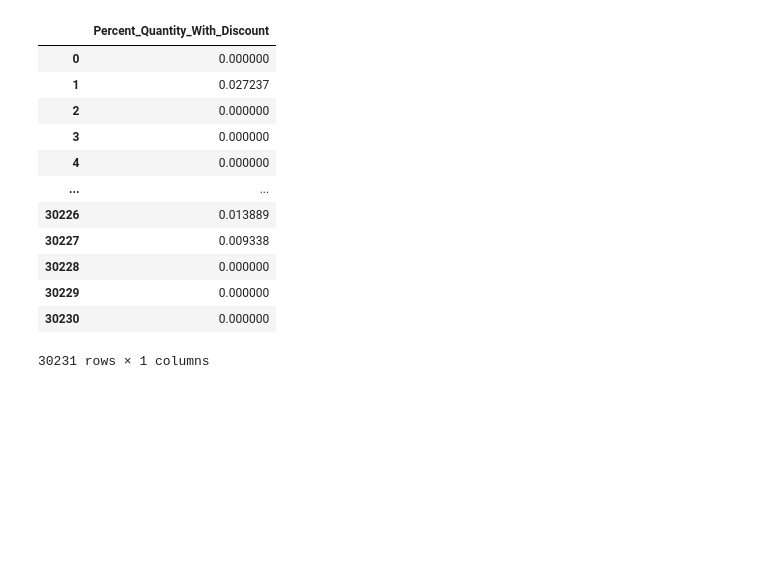
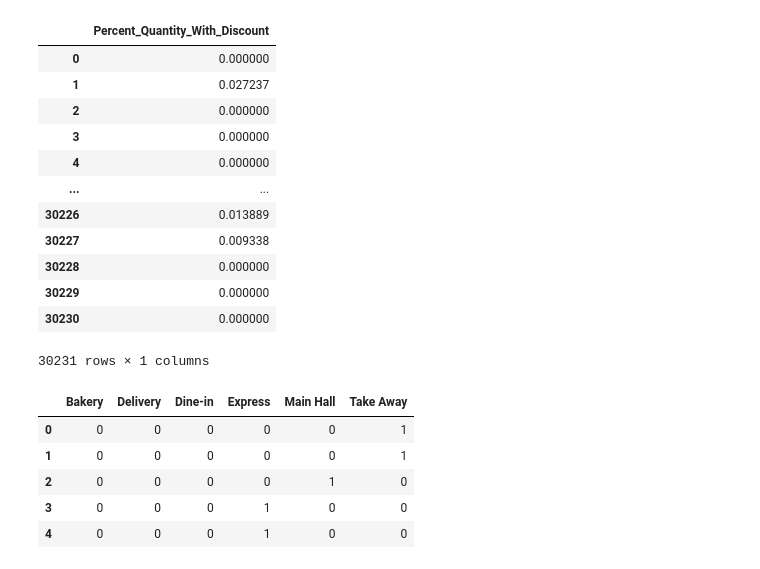
Before and after one commit to venkatesh-manikumar/Datascience-Assignments, a Jupyter notebook: Preprocessing_assignment.ipynb, the cells around one changed output. Drawn from its saved outputs; the diff is of its cells as text; code cells hidden in the pictures; blank space fills up the shorter version.

```diff
--- a/Preprocessing_assignment.ipynb
+++ b/Preprocessing_assignment.ipynb
@@ -262,3 +259,18 @@ pd.DataFrame(imputer.transform(np.asarray(raw.Percent_Quantity_With_Discount).re
 | 30229 | 0.000000 |
 | 30230 | 0.000000 |
 30231 rows × 1 columns
+# %%
+from sklearn.preprocessing import LabelBinarizer
+
+lb = LabelBinarizer()
+
+lb_result = lb.fit_transform(raw['Mapped_Sales_Type'])
+
+pd.DataFrame(lb_result , columns = lb.classes_).head()
+# %% [output]
+|  | Bakery | Delivery | Dine-in | Express | Main Hall | Take Away |
+| 0 | 0 | 0 | 0 | 0 | 0 | 1 |
+| 1 | 0 | 0 | 0 | 0 | 0 | 1 |
+| 2 | 0 | 0 | 0 | 0 | 1 | 0 |
+| 3 | 0 | 0 | 0 | 1 | 0 | 0 |
+| 4 | 0 | 0 | 0 | 1 | 0 | 0 |
```
Also changed, not shown: parts of 1 cell of this notebook.
